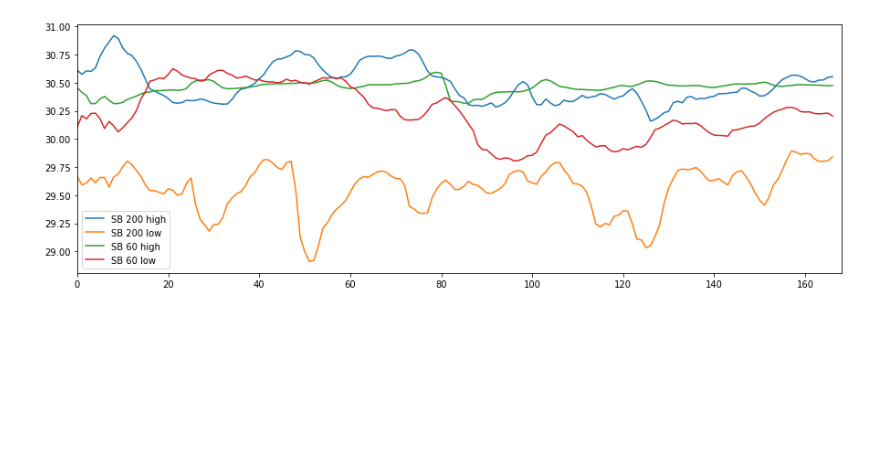
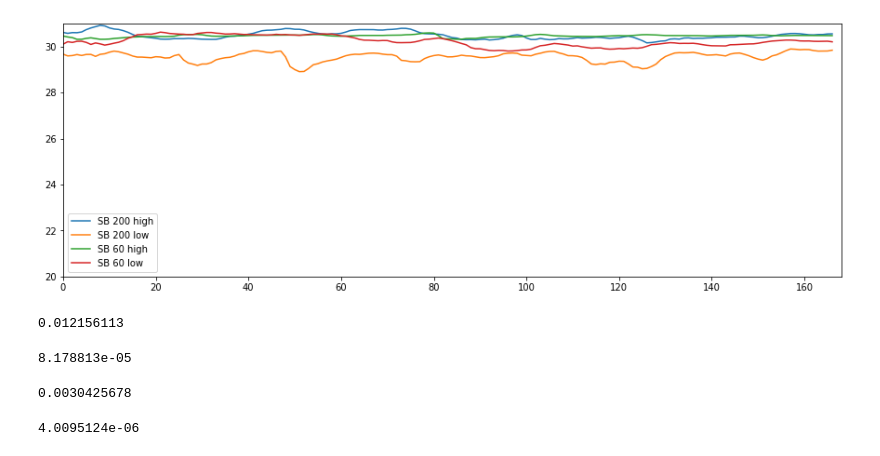
Before and after one commit to SalishSeaCast/analysis-vicky, a Jupyter notebook: notebooks/SixteenRuns.ipynb, the cells around one changed output. Drawn from its saved outputs; the diff is of its cells as text; code cells hidden in the pictures; blank space fills up the shorter version.

Commit message:
add surface salinity at spill site and diffusivity

```diff
--- a/notebooks/SixteenRuns.ipynb
+++ b/notebooks/SixteenRuns.ipynb
@@ -207,10 +287,11 @@ ax.legend();
 # %%
 fig, ax = plt.subplots(figsize = (15,5))
 ax.plot(SB350highsal, label = 'SB 200 high')
 ax.plot(SB350lowsal, label = 'SB 200 low')
 ax.plot(SB150highsal, label = 'SB 60 high')
 ax.plot(SB150lowsal, label = 'SB 60 low')
 ax.set_xlim(0,168)
+ax.set_ylim(20,31)
 ax.legend();
 # %% [output]
-[figure, old version]
+[figure, new version]
@@ -216,0 +309,16 @@ ax.legend();
+# %%
+SB350hight['Results']['Diffusivity']['Diffusivity_00001'][-2, 266, 255]
+# %% [output]
+0.012156113
+# %%
+SB350lowt['Results']['Diffusivity']['Diffusivity_00001'][-2, 266, 255]
+# %% [output]
+8.178813e-05
+# %%
+SB150hight['Results']['Diffusivity']['Diffusivity_00001'][-2, 266, 255]
+# %% [output]
+0.0030425678
+# %%
+SB150lowt['Results']['Diffusivity']['Diffusivity_00001'][-2, 266, 255]
+# %% [output]
+4.0095124e-06
```
Also changed, not shown: parts of 23 cells of this notebook.
